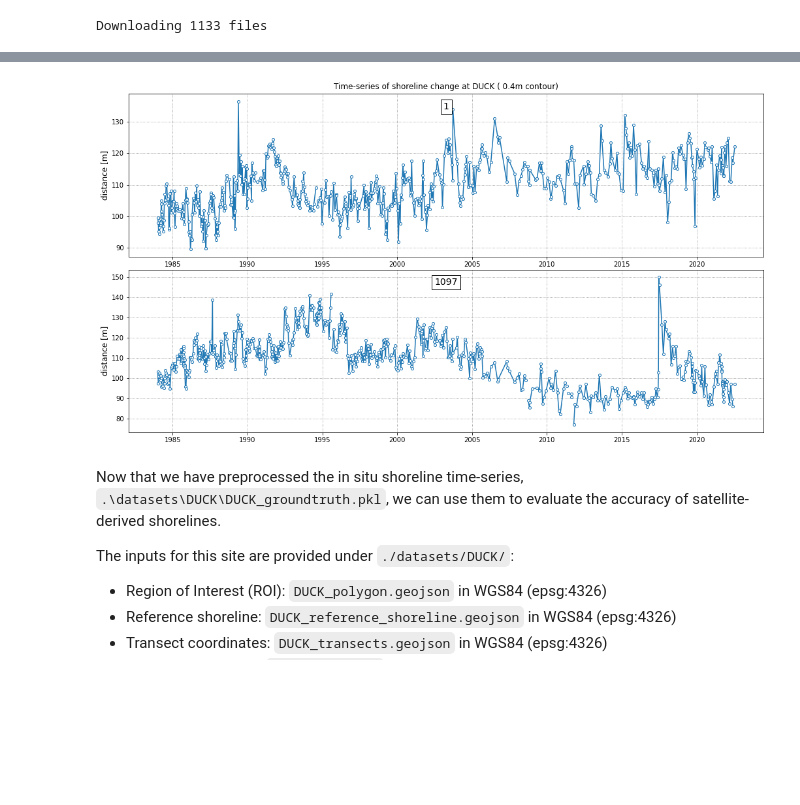
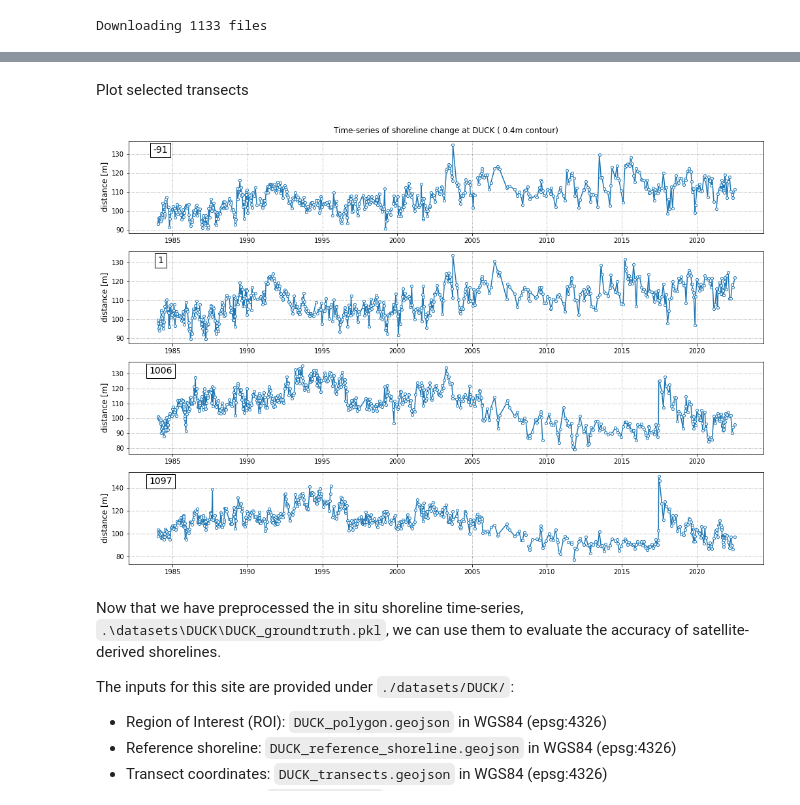
Before and after one commit to SatelliteShorelines/SDS_Benchmark, a Jupyter notebook: 1_preprocess_datasets.ipynb, the cells around one changed output, grey strips where cells are left out. Saved outputs shown, nothing was run; the diff lists cells and outputs as text; code cells hidden in the pictures; blank space fills up the shorter version.

```diff
--- a/1_preprocess_datasets.ipynb
+++ b/1_preprocess_datasets.ipynb
@@ -271,11 +271,9 @@ Note that the elevation data is in NAVD88, so Mean High Water is about 0.4 m bas
 
 The time-series of shoreline change are saved as `DUCK_groundtruth.pkl` in the `./datasets/DUCK` folder.
 # %%
-# format data along 2 selected profiles (which have the most surveys and are far enough from the pier)
-profiles = [1, 1097,]
-# all other profiles
-# [1,46, 91, 137, 183, 229, 274, 320, 366, 411, 457, 558, 594, 640, 686, 731,
-# 777, 823, 869, 914, 927, 951, 960, 1006, 1052, 1097, 1157, 1217, 1277, 1337]
+# all surveyed profiles
+profiles = [-91,-46, 1,46, 91, 137, 183, 229, 274, 320, 366, 411, 457, 558, 594, 640, 686, 731,
+            777, 823, 869, 914, 960, 1006, 1052, 1097, 1157, 1217, 1277, 1337]
 pf_names = [str(_) for _ in profiles]
 
 contour_level = 0.4 # = MHW in Navd88
@@ -289,6 +287,7 @@ filenames = [_ for _ in filenames if not _ == '.nc']
 for fn in filenames:
     data = Dataset(os.path.join(fp_raw,fn))
     date_str = fn[-11:].split('.nc')[0]
+    if date_str == '19890523': continue     # skip problematic survey
     date = pytz.utc.localize(datetime.strptime(date_str,'%Y%m%d'))
     survey_number = np.array(data.variables['surveyNumber'][:])[0]
     survey_data[str(survey_number)] = dict([])
@@ -304,6 +303,7 @@ for fn in filenames:
 fp_figs = os.path.join(data_folder,'figs_profiles')
 if not os.path.exists(fp_figs): os.makedirs(fp_figs)
 topo_profiles = dict([])
+n_surveys = np.zeros(len(pf_names))
 for i in range(len(pf_names)):
     topo_profiles[pf_names[i]] = {'dates':[],'chainages':[]}
     fig, ax = plt.subplots(1,1,figsize=(12,6),tight_layout=True)
@@ -332,11 +332,13 @@ for i in range(len(pf_names)):
 
     # convert to np.array
     topo_profiles[pf_names[i]]['chainages'] = np.array(topo_profiles[pf_names[i]]['chainages'])
+    n_surveys[i] = len(topo_profiles[pf_names[i]]['dates'])
     if len(topo_profiles[pf_names[i]]['dates']) > 0:
         ax.set(title = 'Transect %s  - %d surveys'%(pf_names[i],len(topo_profiles[pf_names[i]]['dates'])),
                xlabel='chainage [m]', ylabel='elevation [m]', ylim=[-7,7],
                xlim=[40,np.nanmax(topo_profiles[pf_names[i]]['chainages'])+20])
         fig.savefig(os.path.join(fp_figs, 'transect_%s.jpg'%pf_names[i]), dpi=100)
+        if i > 0: plt.close(fig)
     else:
         topo_profiles.pop(pf_names[i])
         plt.close(fig)
@@ -353,0 +357,7 @@ Time-series for the 0 m contour along 2 transects were saved at datasets\DUCK\DU
+# %%
+# plot survey density
+fig, ax = plt.subplots(1,1,figsize=(12,6), tight_layout=True)
+ax.grid(which='major', linestyle=':', color='0.5')
+ax.bar(x=profiles,height=n_surveys,width=20,fc='C0',ec='None',alpha=0.75)
+ax.set(xlabel='alongshore distance [m]',ylabel='number of surveys',title='Survey density');
+fig.savefig(os.path.join(data_folder, '%s_survey_density.jpg'%sitename), dpi=100);
@@ -354,18 +366,22 @@ Time-series for the 0 m contour along 2 transects were saved at datasets\DUCK\DU
+# %% [markdown]
+Plot selected transects
 # %%
-# plot time-series for each transect
-fig = plt.figure(figsize=[15,8], tight_layout=True)
+# plot time-series for selected transects
+selected_transects = ['-91','1','1006','1097']
+fig = plt.figure(figsize=[15,10], tight_layout=True)
 fig.suptitle('Time-series of shoreline change at %s ( %.1fm contour)'%(sitename,contour_level))
-gs = gridspec.GridSpec(len(topo_profiles),1)
-gs.update(left=0.05, right=0.95, bottom=0.05, top=0.95, hspace=0.08)
-for i,key in enumerate(topo_profiles.keys()):
+gs = gridspec.GridSpec(len(selected_transects),1)
+gs.update(left=0.05, right=0.95, bottom=0.05, top=0.95, hspace=0.2)
+for i,key in enumerate(selected_transects):
     ax = fig.add_subplot(gs[i,0])
     ax.grid(linestyle=':', color='0.5')
     ax.plot(topo_profiles[key]['dates'], topo_profiles[key]['chainages'], '-o', ms=4, mfc='w')
     ax.set_ylabel('distance [m]', fontsize=12)
-    ax.text(0.5,0.95, key, bbox=dict(boxstyle="square", ec='k',fc='w'), ha='center',
+    ax.text(0.05,0.95, key, bbox=dict(boxstyle="square", ec='k',fc='w'), ha='center',
             va='top', transform=ax.transAxes, fontsize=14)
+fig.savefig(os.path.join(data_folder, '%s_insitu_timeseries.jpg'%sitename), dpi=100);
 # %% [output]
-[figure, old version]
+[figure, new version]
 # %% [markdown]
 Now that we have preprocessed the in situ shoreline time-series, `.\datasets\DUCK\DUCK_groundtruth.pkl`, we can use them to evaluate the accuracy of satellite-derived shorelines.
 
```
Also changed, not shown: parts of 15 cells of this notebook, 9 other files.
